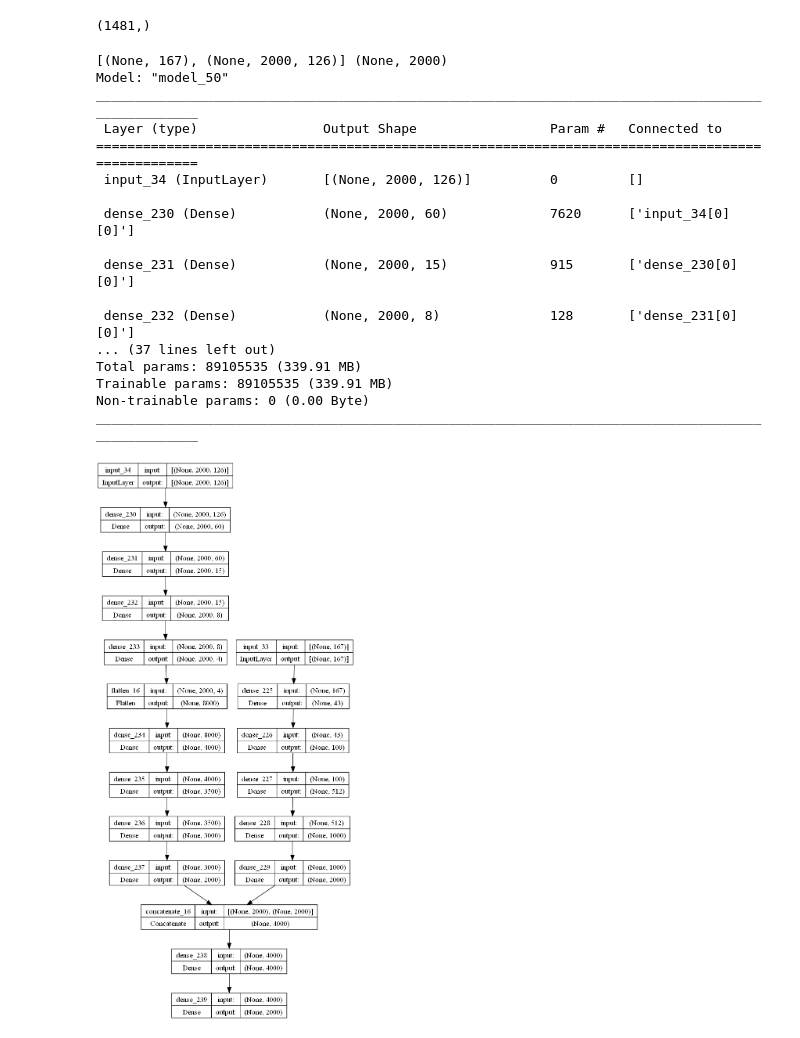
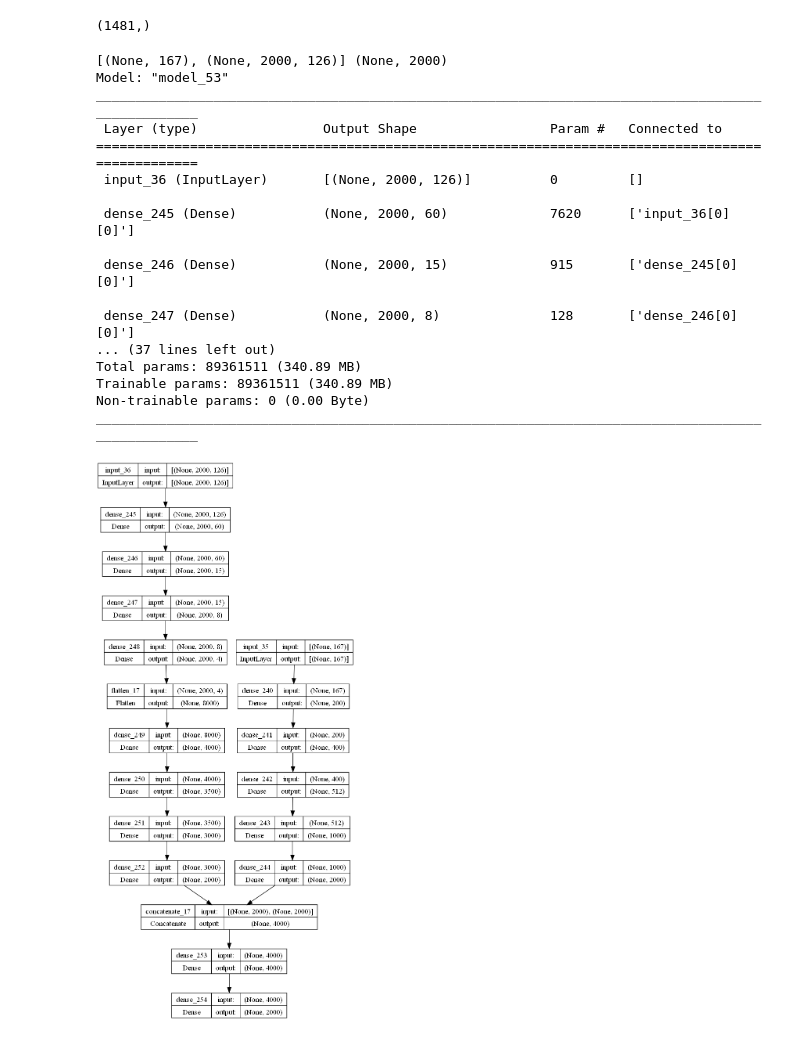
Before and after one commit to Chm-vinicius/coolab_tensorflow_study, a Jupyter notebook: machine_learn.ipynb, the cells around one changed output. Drawn from its saved outputs; the diff is of its cells as text; code cells hidden in the pictures.

Commit message:
model setted

```diff
--- a/machine_learn.ipynb
+++ b/machine_learn.ipynb
@@ -276,8 +249,8 @@ slot_input = keras.Input(shape=(167,))
 pro_input = keras.Input(shape=(2000,126))
 HIDEN_ACTIVATION = "relu"
 
-x = keras.layers.Dense(43, activation=HIDEN_ACTIVATION) (slot_input)
-x = keras.layers.Dense(100, activation=HIDEN_ACTIVATION) (x)
+x = keras.layers.Dense(200, activation=HIDEN_ACTIVATION) (slot_input)
+x = keras.layers.Dense(400, activation=HIDEN_ACTIVATION) (x)
 x = keras.layers.Dense(512, activation=HIDEN_ACTIVATION) (x)
 x = keras.layers.Dense(1000, activation=HIDEN_ACTIVATION) (x)
 x = keras.layers.Dense(2000, activation=HIDEN_ACTIVATION) (x)
@@ -297,41 +270,41 @@ y = keras.Model(inputs=pro_input, outputs=y)
 
 combine = keras.layers.concatenate([x.output, y.output])
 
 z = keras.layers.Dense(4000, activation=HIDEN_ACTIVATION) (combine)
 z = keras.layers.Dense(2000, activation="softmax") (z)
 
 model = keras.Model(inputs=[x.input, y.input], outputs=z)
 
 print(model.input_shape, model.output_shape)
 
 model.compile(
       optimizer=keras.optimizers.Adamax(1e-3),
       loss=[keras.losses.SparseCategoricalCrossentropy(from_logits=True)],
       metrics=[keras.metrics.SparseCategoricalCrossentropy()]
 )
 
 model.summary()
 
 keras.utils.plot_model(model, "first_model.png", True)
 # %% [output]
 [(None, 167), (None, 2000, 126)] (None, 2000)
-Model: "model_50"
+Model: "model_53"
 __________________________________________________________________________________________________
  Layer (type)                Output Shape                 Param #   Connected to
 ==================================================================================================
- input_34 (InputLayer)       [(None, 2000, 126)]          0         []
+ input_36 (InputLayer)       [(None, 2000, 126)]          0         []
 
- dense_230 (Dense)           (None, 2000, 60)             7620      ['input_34[0][0]']
+ dense_245 (Dense)           (None, 2000, 60)             7620      ['input_36[0][0]']
 
- dense_231 (Dense)           (None, 2000, 15)             915       ['dense_230[0][0]']
+ dense_246 (Dense)           (None, 2000, 15)             915       ['dense_245[0][0]']
 
- dense_232 (Dense)           (None, 2000, 8)              128       ['dense_231[0][0]']
+ dense_247 (Dense)           (None, 2000, 8)              128       ['dense_246[0][0]']
 ... (37 lines left out)
-Total params: 89105535 (339.91 MB)
-Trainable params: 89105535 (339.91 MB)
+Total params: 89361511 (340.89 MB)
+Trainable params: 89361511 (340.89 MB)
 Non-trainable params: 0 (0.00 Byte)
 __________________________________________________________________________________________________
-[figure, old version]
+[figure, new version]
 # %%
 # dtst = keras.utils.to_categorical(dataset.choose_from_datasets(dataset, [0]), dtype="float32")
 history = model.fit([categ, pd_ndt], idex, epochs=12, validation_data=([categ, pd_ndt], idex2))
```
Also changed, not shown: parts of 7 cells of this notebook, 1 other file.
